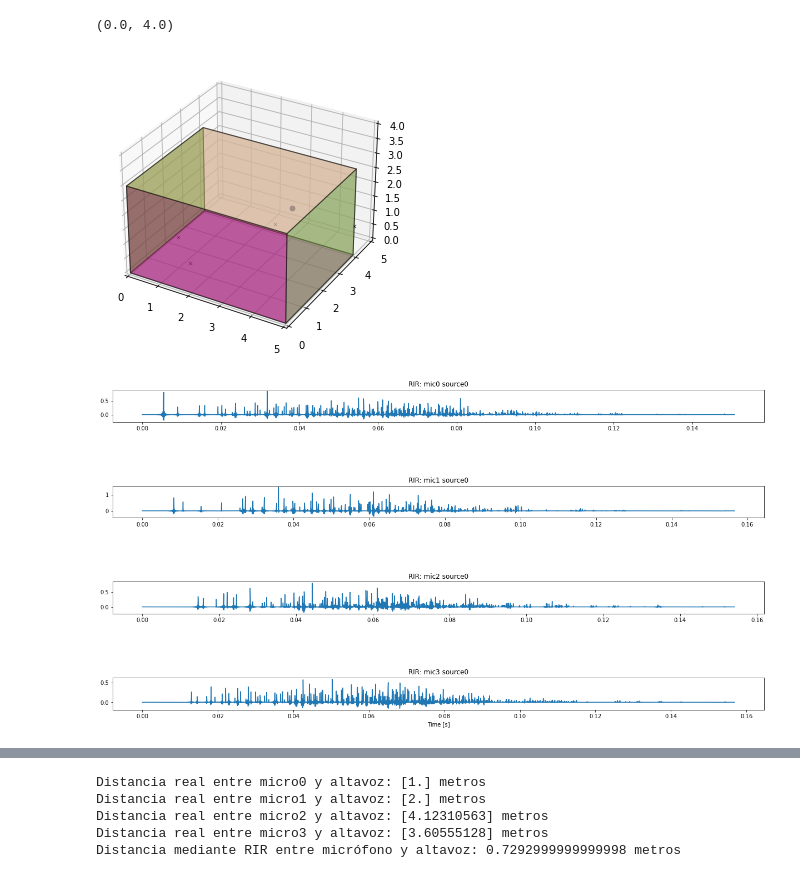
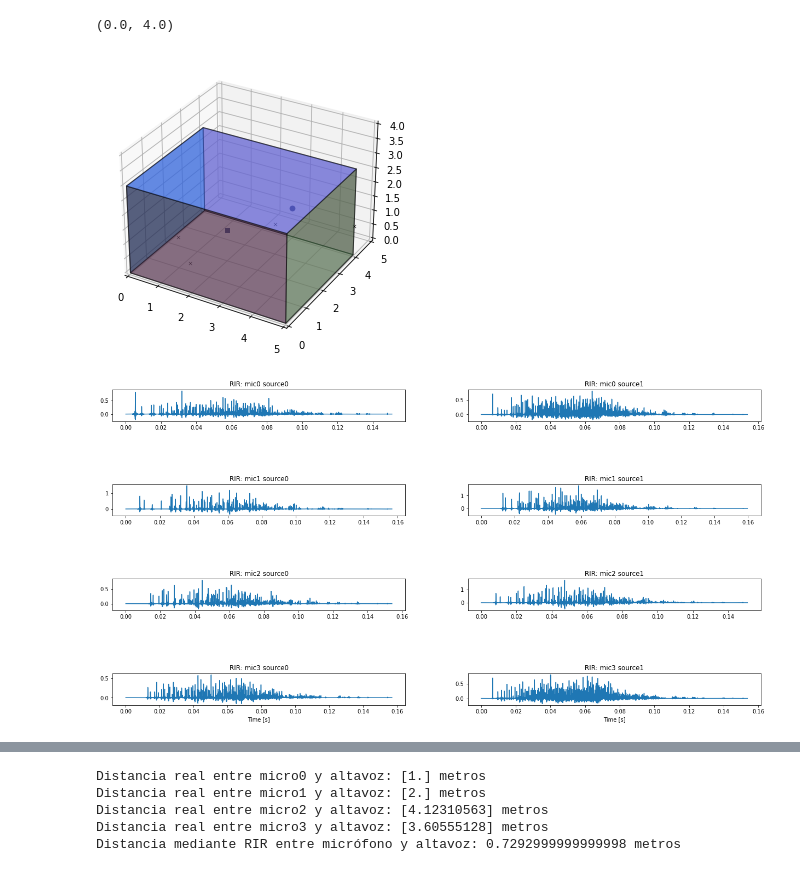
Before and after one commit to MrMidc/Project_Course, a Jupyter notebook: Calibrati_v2.ipynb, the cells around one changed output, grey strips where cells are left out. Drawn from its saved outputs; the diff is of its cells as text; code cells hidden in the pictures.

Commit message:
Primer intento de delta
Primer intento de deducir delta con la minimización + añadir mas de una source

```diff
--- a/Calibrati_v2.ipynb
+++ b/Calibrati_v2.ipynb
@@ -30,29 +30,32 @@ wavfile.write('sweep3266641.wav', fs, audio)
 # %%
 #### DESIGNING THE ROOM ####
 
 pol = np.array([[0,0], [0,4], [5,4], [5,0]]).T
 room = pra.Room.from_corners(pol, fs=16000, max_order=10, absorption=0.1)
 room.extrude(3)
 # Adding the source
-Xsource = np.array([3])
-Ysource = np.array([4])
-Zsource = np.array([1])
-room.add_source(np.array([Xsource, Ysource,Zsource]), signal= 'sweep3266641.wav.wav')
+nSources = 2;
+Xsource = np.array([3,2])
+Ysource = np.array([4,2])
+Zsource = np.array([1,1])
+
+room.add_source(np.array([Xsource[0],Ysource[0],Zsource[0]]), signal= 'sweep3266641.wav')
+room.add_source(np.array([Xsource[1],Ysource[1],Zsource[1]]), signal= 'sweep3266641.wav')
 
 # Adding the microphone
 Xmics = [3,5,2,1]
 Ymics =[3,4,0,1]
 Zmics = [1,1,1,1]
 R = np.array([Xmics,Ymics,Zmics])
 room.add_microphone_array(pra.MicrophoneArray(R, room.fs))
 
 fig, ax = room.plot()
 ax.set_xlim([0,5])
 ax.set_ylim([0,5])
 ax.set_zlim([0,4])
 # %% [output]
 (0.0, 4.0)
-[figure, old version]
+[figure, new version]
 # %%
 #### COMPUTING RIR ####
 RIR = room.compute_rir()
@@ -64,6 +67,6 @@ RIRR = plt.show()
 #room.simulate()
 #room.mic_array.to_wav('aaa.wav', norm=True, bitdepth=np.int16)
 # %% [output]
-[figure, old version]
+[figure, new version]
 # %%
 #### Computing time of first reflection ####
```
Also changed, not shown: parts of 4 cells of this notebook.
